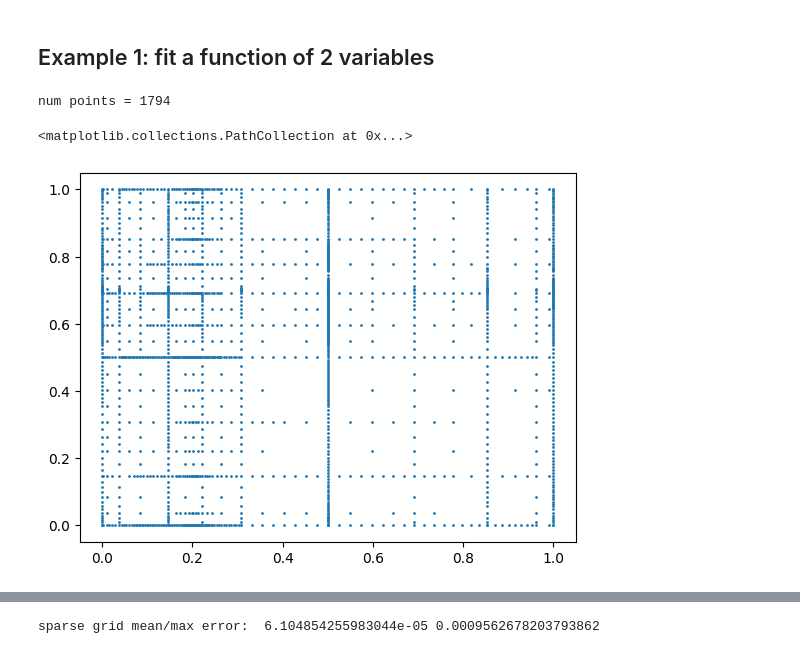
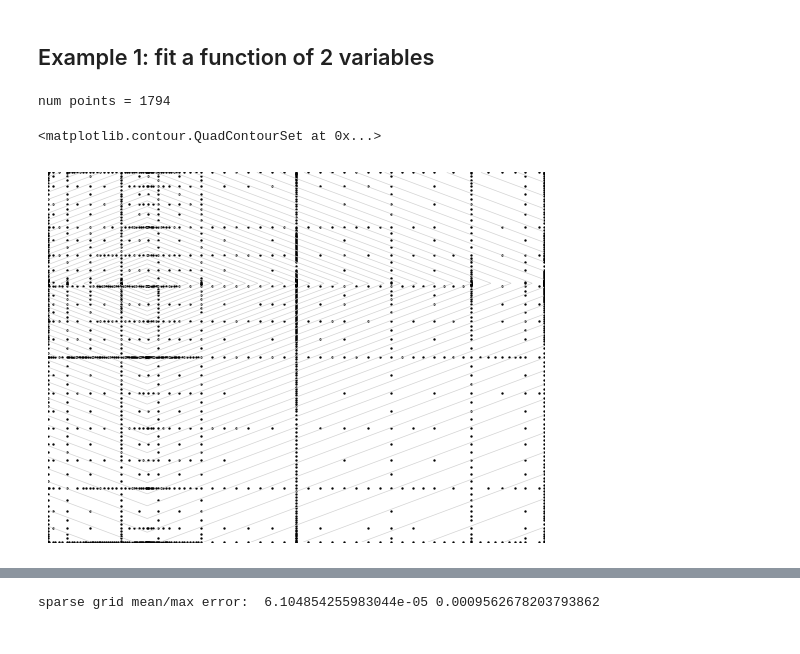
Before and after one commit to rnburn/bbai, a Jupyter notebook: example/13-sparse-grid.ipynb, the cells around one changed output, grey strips where cells are left out. Drawn from its saved outputs; the diff is of its cells as text; code cells hidden in the pictures.

```diff
--- a/example/13-sparse-grid.ipynb
+++ b/example/13-sparse-grid.ipynb
@@ -28,11 +28,22 @@ def f(x, y):
 # %%
 interp = SparseGridInterpolator()
 interp.fit(f)
+pts = interp.points
+print('num points =', pts.shape[1])
+# %% [output]
+num points = 1794
-# %%
-pts = interp.points
-print('num points =', pts.shape[1])
-plt.scatter(pts[0, :], pts[1, :], s=1)
-# %% [output]
-num points = 1794
-<matplotlib.collections.PathCollection at 0x...>
-[figure, removed]
+# %%
+# Plot out the sparse grid points
+N = 1000
+xx = np.linspace(0, 1, N)
+yy = np.linspace(0, 1, N)
+X, Y = np.meshgrid(xx, yy)
+Z = f(X, Y)
+fig, ax = plt.subplots()
+ax.axis('off')
+ax.scatter(pts[0, :], pts[1, :], s=0.5, c='black')
+ncontours = 50
+ax.contour(X, Y, Z, ncontours, colors='lightgrey', linewidths=[0.5]*ncontours)
+# %% [output]
+<matplotlib.contour.QuadContourSet at 0x...>
+[figure, added]
```
Also changed, not shown: parts of 24 cells of this notebook.
